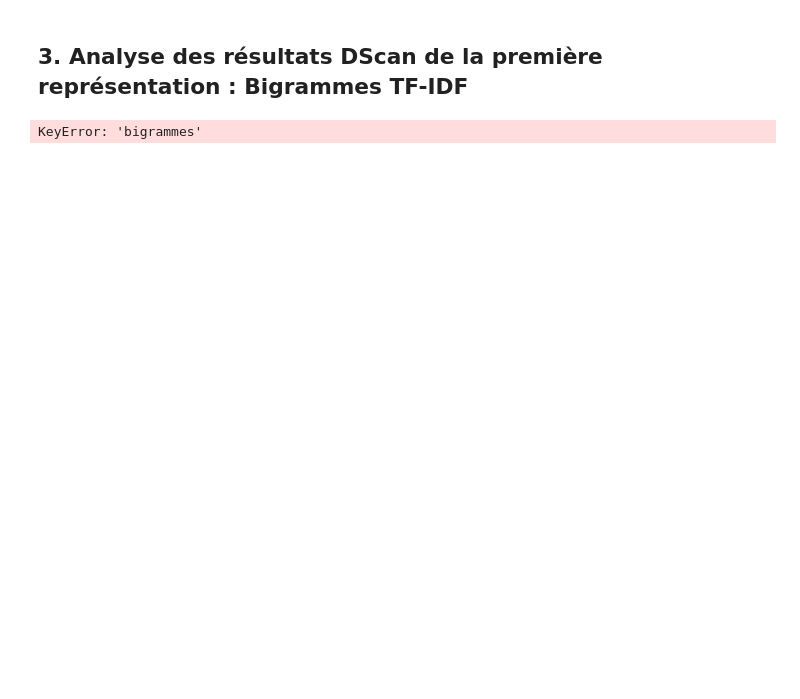
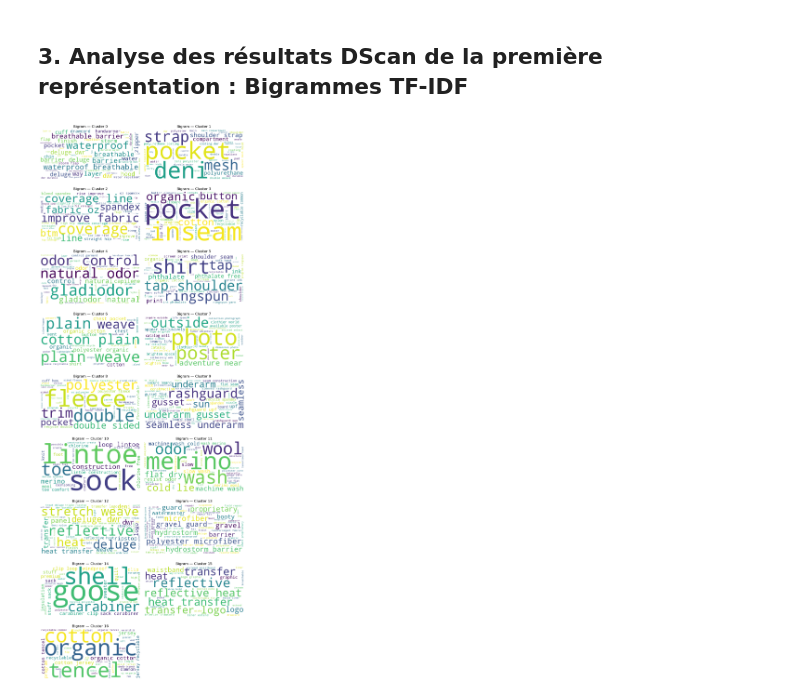
Before and after one commit to LN-Nb/north_face, a Jupyter notebook: Helene/05-North-Face_DBSCAN_cv.ipynb, the cells around one changed output. Saved outputs shown, nothing was run; the diff lists cells and outputs as text; code cells hidden in the pictures; blank space fills up the shorter version.

```diff
--- a/Helene/05-North-Face_DBSCAN_cv.ipynb
+++ b/Helene/05-North-Face_DBSCAN_cv.ipynb
@@ -740,9 +711,7 @@ Cluster 5 : 8 products
 # %% [markdown]
 ## 3. Analyse des résultats DScan de la première représentation : Bigrammes TF-IDF
 # %%
-resultat_bigrammes = pd.DataFrame([final_results["bigrammes"]])
+result_bigram = pd.DataFrame([final_results["bigram"]])
-# %% [output]
-KeyError: 'bigrammes'
 # %%
 labels = final_results["bigram"]["labels"]
 coordinates = projection_2d.fit_transform(tfidf_bigram_matrix)
@@ -867,8 +836,8 @@ assert tfidf_bigram_matrix.shape == (len(reading), len(words))
 import matplotlib.pyplot as plt
 import wordcloud
 
-# Récupérer le finaliste bigrammes et son vocabulaire
-labels = final_results["bigrammes"]["labels"]
+# Récupérer le final bigram et son vocabulaire
+labels = final_results["bigram"]["labels"]
 vectorizer = joblib.load("../models/tfidf_bigram_vectorizer.joblib")
 words = vectorizer.get_feature_names_out()
 
@@ -884,33 +853,35 @@ else:
     for i, cluster_id in enumerate(cluster_ids):
         mask = labels == cluster_id
 
         weight = np.asarray(
             tfidf_bigram_matrix[mask].mean(axis=0)
         ).ravel()
 
         frequences = {
             word: float(word_weight)
             for word, word_weight in zip(words, weight)
             if word_weight > 0
         }
 
         if not frequences:
             continue
 
         cloud = wordcloud.WordCloud(
             collocations=False,
             min_font_size=6,
             background_color="white",
             colormap="viridis"
         ).generate_from_frequencies(frequences)
 
         plt.subplot(lines_nb, 2, i + 1)
         plt.imshow(cloud)
         plt.title(f"Bigram — Cluster {cluster_id}")
         plt.axis("off")
 
     plt.tight_layout()
     plt.show()
+# %% [output]
+[figure, added]
 # %%
 from plotly.subplots import make_subplots
 import plotly.graph_objects as go
```
Also changed, not shown: parts of 4 cells of this notebook, 4 other files.
